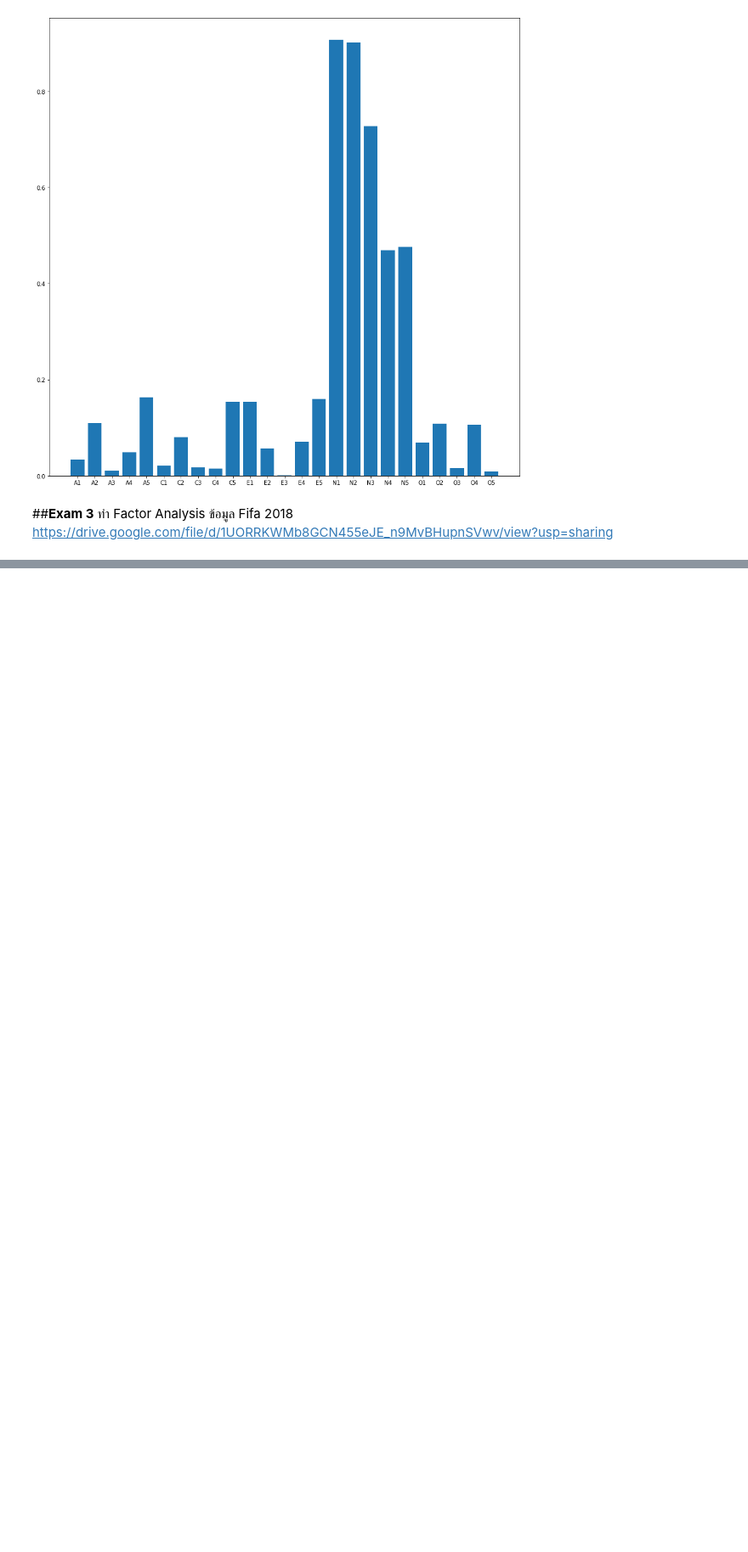
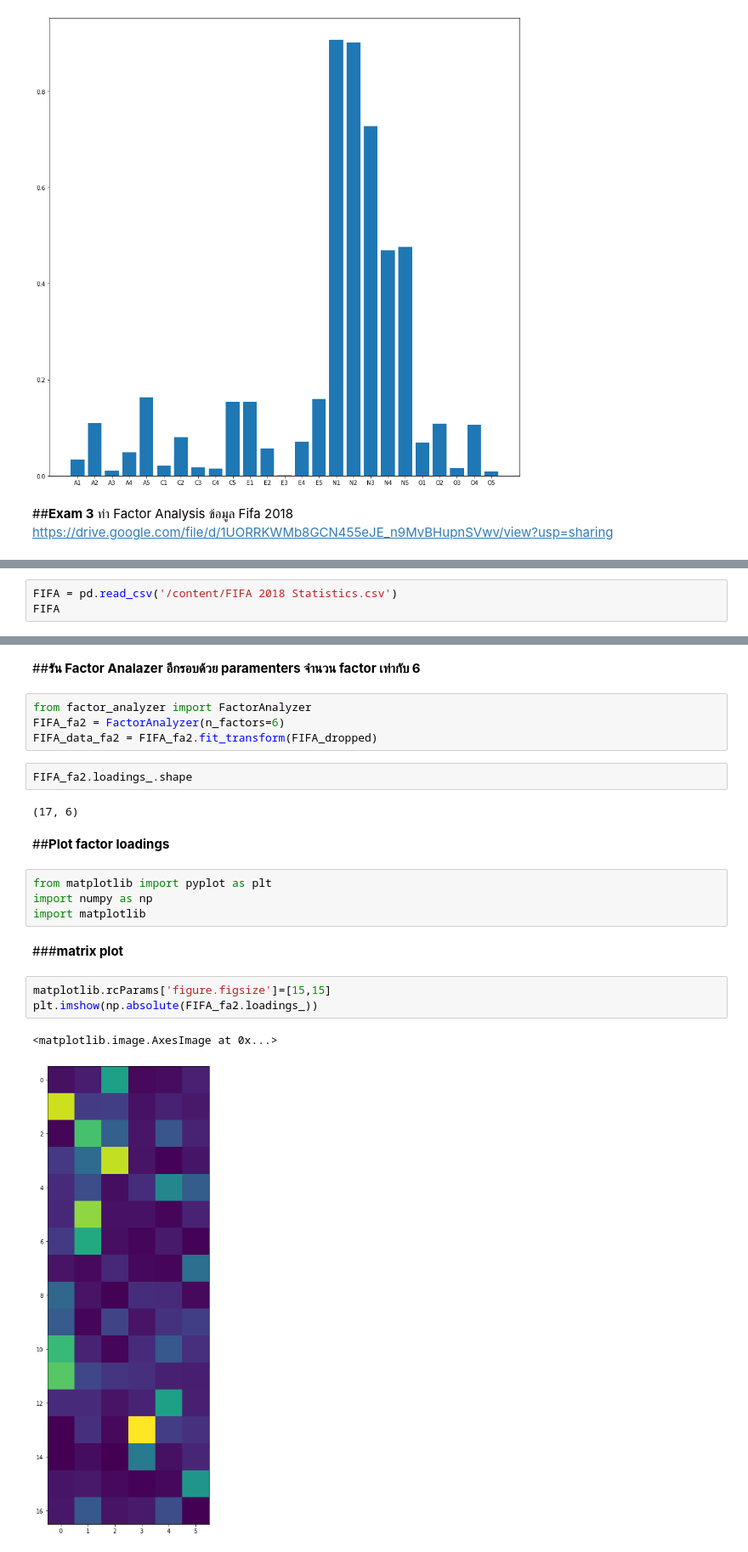
Before and after one commit to Nunticha24/Multivariate, a Jupyter notebook: Chapter_5_Factor_Analysis.ipynb, the cells around one changed output, grey strips where cells are left out. Shown at 85% size. Drawn from its saved outputs; the diff is of its cells as text; blank space fills up the shorter version.

```diff
--- a/Chapter_5_Factor_Analysis.ipynb
+++ b/Chapter_5_Factor_Analysis.ipynb
@@ -206,0 +209,3 @@ plt.bar(range(25),np.absolute(fa2.loadings_[:,0]),tick_label=BFI_data_dropped.co
+# %%
+FIFA = pd.read_csv('/content/FIFA 2018 Statistics.csv')
+FIFA
@@ -206,0 +347,24 @@ plt.bar(range(25),np.absolute(fa2.loadings_[:,0]),tick_label=BFI_data_dropped.co
+# %% [markdown]
+##**รัน Factor Analazer อีกรอบด้วย paramenters จำนวน factor เท่ากับ 6**
+# %%
+from factor_analyzer import FactorAnalyzer
+FIFA_fa2 = FactorAnalyzer(n_factors=6)
+FIFA_data_fa2 = FIFA_fa2.fit_transform(FIFA_dropped)
+# %%
+FIFA_fa2.loadings_.shape
+# %% [output]
+(17, 6)
+# %% [markdown]
+##**Plot factor loadings**
+# %%
+from matplotlib import pyplot as plt
+import numpy as np
+import matplotlib
+# %% [markdown]
+###**matrix plot**
+# %%
+matplotlib.rcParams['figure.figsize']=[15,15]
+plt.imshow(np.absolute(FIFA_fa2.loadings_))
+# %% [output]
+<matplotlib.image.AxesImage at 0x...>
+[figure, added]
```
Also changed, not shown: parts of 33 cells of this notebook.
